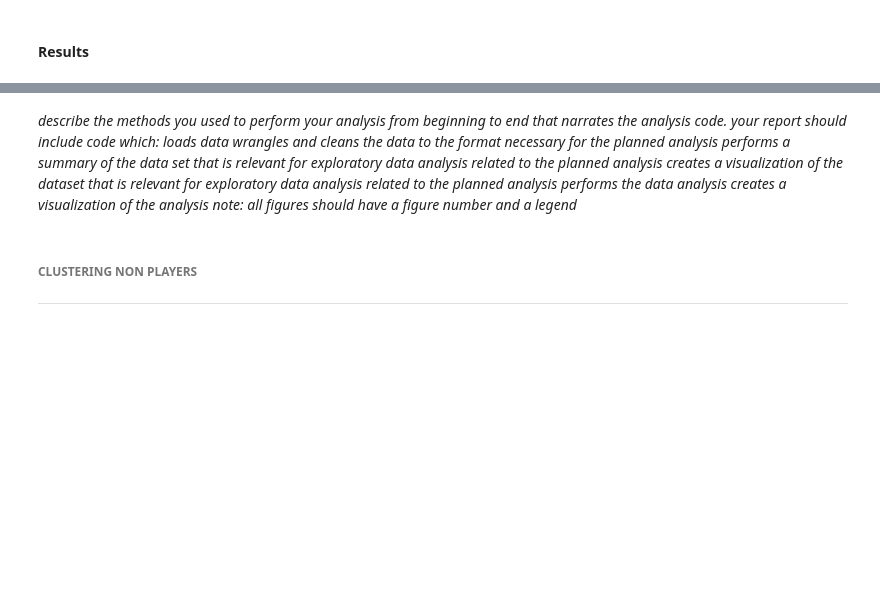
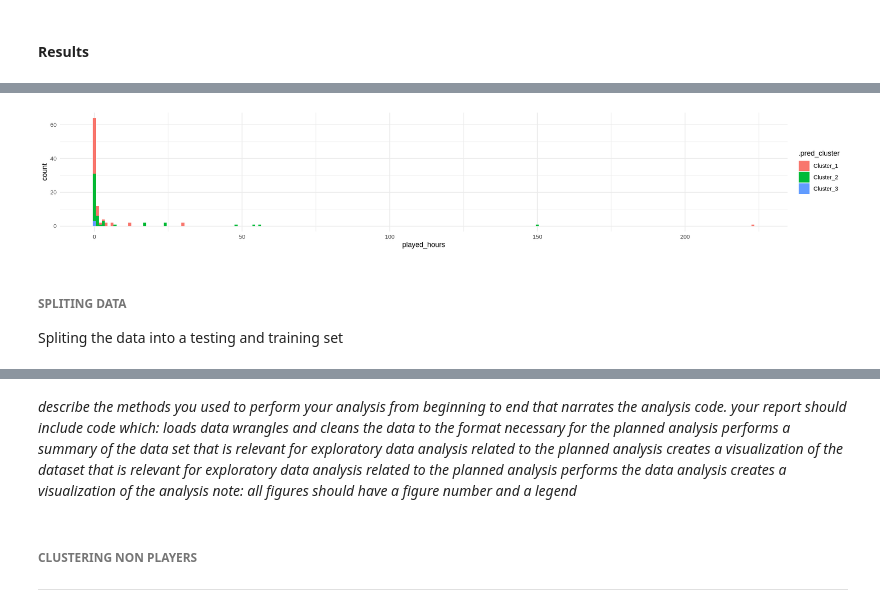
Before and after one commit to vicky-nak/DSCI-Final-Report-24, a Jupyter notebook: Final Report.ipynb, the cells around one changed output, grey strips where cells are left out. Drawn from its saved outputs; the diff is of its cells as text; code cells hidden in the pictures; blank space fills up the shorter version.

```diff
--- a/Final Report.ipynb
+++ b/Final Report.ipynb
@@ -157,3 +163,15 @@ clustered_data_1
+# %%
+boot_clust1 <- clustered_data |>
+   rep_sample_n(size = 100, replace = TRUE, reps = 1)
+
+ggplot(boot_clust1, aes(x = played_hours, fill = .pred_cluster)) +
+        geom_histogram(binwidth = 1) +
+        theme(text = element_text(size = 12)) + theme_minimal()
+# %% [output]
+[figure, added]
+# %% [markdown]
+###### **SPLITING DATA**
+Spliting the data into a testing and training set
 # %%
 # removing variables not to be considered for model selection
 model_selection_players <- players |> select(-hashedEmail, -name)
```
Also changed, not shown: parts of 26 cells of this notebook.
